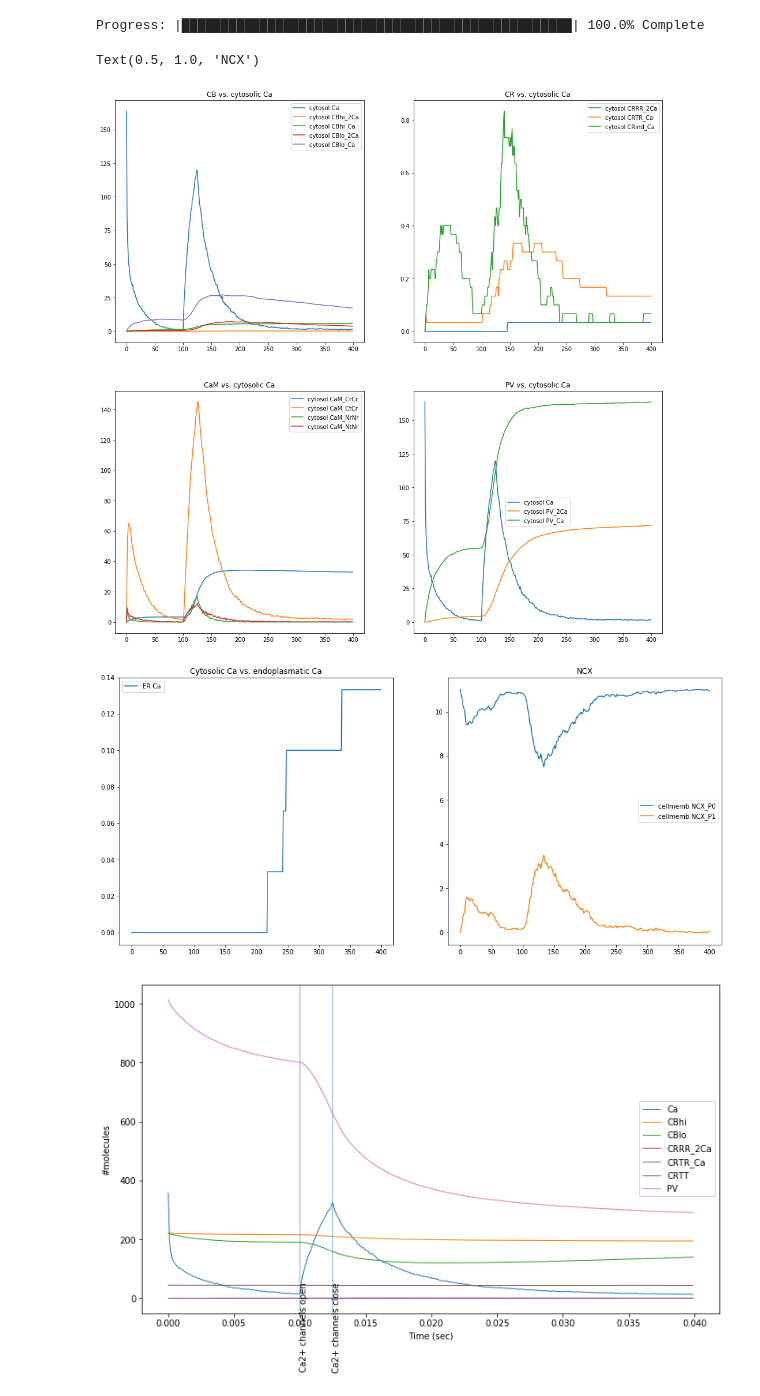
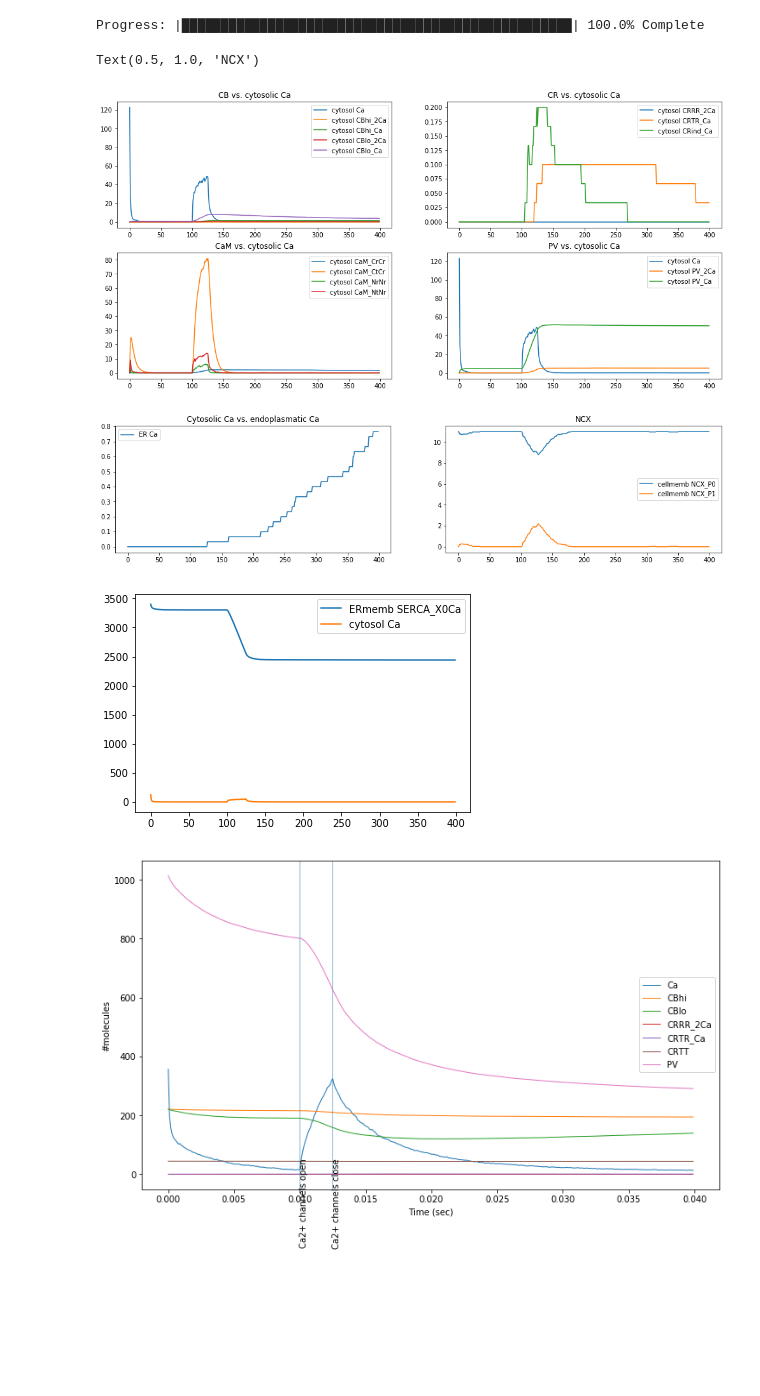
Before and after one commit to RomanKoshkin/CNU, a Jupyter notebook: Ca_Buffer_NCX, PMCA, SERCA.ipynb, the cells around one changed output. Drawn from its saved outputs; the diff is of its cells as text; code cells hidden in the pictures; blank space fills up the shorter version.

```diff
--- a/Ca_Buffer_NCX, PMCA, SERCA.ipynb
+++ b/Ca_Buffer_NCX, PMCA, SERCA.ipynb
@@ -383,15 +419,15 @@ def set_init_cond(sim):
 
     # total CR in rat HC: 2.47e-6
     # WE MODEL TWO IDENTICAL PAIRS OF COOPERATIVE BINDING SITES AS ONE SPECIES.
-    # SO WE SET ITS CONCENTRATION TO 4/5 OF THE TOTAL CONCENTRATION OF CR. THE REMAININT 1/5 IS THE INDEPENDENT SITE/
+    # SO WE SET ITS CONCENTRATION TO 4/5 OF THE TOTAL CONCENTRATION OF CR. THE REMAINING 1/5 IS THE INDEPENDENT SITE/
     sim.setCompConc('cytosol', 'CRTT', 0.1976e-6)   # 4/5 of total CR concentration (2 pairs of cooperative sites)
     sim.setCompConc('cytosol', 'CRind', 0.494e-6)  # 1/5 of total CR
 
     # total PV in rat HC: 4.55e-6
     sim.setCompConc('cytosol', 'PV', 4.55e-6)
 
-    sim.setPatchCount('ERmemb', 'SERCA_X0Ca', 100)
-    sim.setPatchCount('cellmemb', 'PMCA_P0', 300)
+    sim.setPatchCount('ERmemb', 'SERCA_X0Ca', 3400)
+    sim.setPatchCount('cellmemb', 'PMCA_P0', 828)
     sim.setPatchCount('cellmemb', 'NCX_P0', 11)
     return sim
 sim = set_init_cond(sim)
@@ -469,7 +505,7 @@ for i in range(0, NITER):
     for t in np.arange(0, T, dt):
         sim.run(t)
         if t == myround(Tp, base=dt):
-            sim.setCompReacK('cytosol','CaInflux', 2.15134760106791e-3)
+            sim.setCompReacK('cytosol','CaInflux', 6.15134760106791e-3)
         if t == myround(Tp, base=dt)+0.0025:
             sim.setCompReacK('cytosol','CaInflux', 0)
 
@@ -495,37 +531,41 @@ def plot_c(spec_gID):
         plt.plot(out, label=label)
     plt.legend()
 
-plt.figure(figsize=(17,17))
+plt.figure(figsize=(17,8))
 
 plt.subplot(2,2,1)
 plot_c([1,2,3,5,6])
 plt.title('CB vs. cytosolic Ca')
 
 plt.subplot(2,2,2)
 plot_c([8,9,12])
 plt.title('CR vs. cytosolic Ca')
 
 plt.subplot(2,2,3)
 plot_c([13,14,16,17])
 plt.title('CaM vs. cytosolic Ca')
 
 plt.subplot(2,2,4)
 plot_c([1,19,20])
 plt.title('PV vs. cytosolic Ca')
 
 
-plt.figure(figsize=(17,17))
+plt.figure(figsize=(17,8))
 plt.subplot(2,2,1)
 plot_c([0])
 plt.title('Cytosolic Ca vs. endoplasmatic Ca')
 
 plt.subplot(2,2,2)
 plot_c([29, 30])
 plt.title('NCX')
 # %% [output]
 Text(0.5, 1.0, 'NCX')
-[figure, old version]
+[figure, new version]
-[figure, old version]
+[figure, new version]
+# %%
+plot_c([23, 1])
+# %% [output]
+[figure, added]
 # %%
 %matplotlib inline
 comp_id = 1
```
Also changed, not shown: parts of 15 cells of this notebook, 1 other file.
